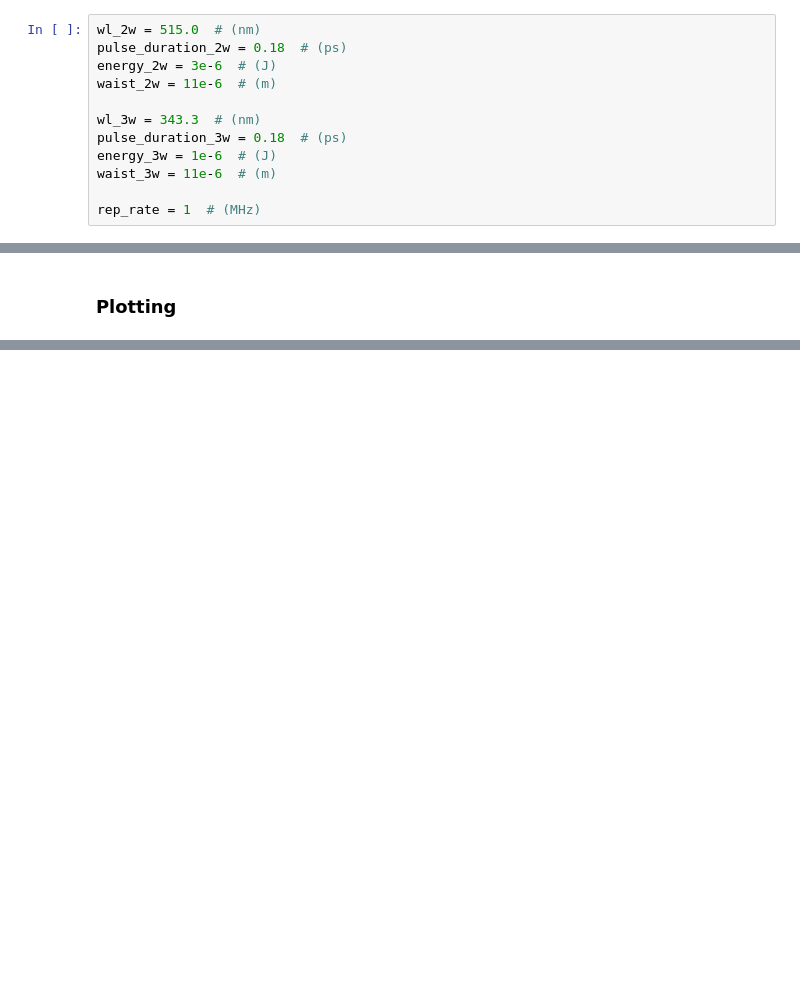
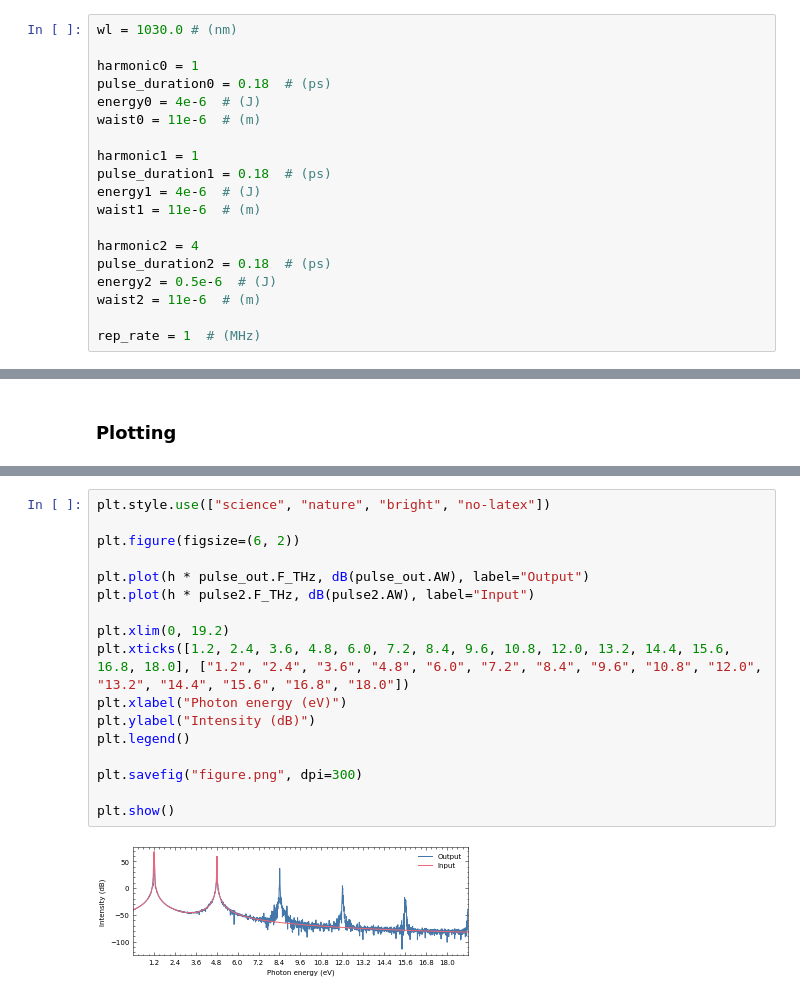
Before and after one commit to jeremythurston/1-MHz-HCHG, a Jupyter notebook: PyNLO_DFWM_Test.ipynb, the cells around one changed output, grey strips where cells are left out. Cells and saved outputs as stored; diff of their text form; blank space fills up the shorter version.

```diff
--- a/PyNLO_DFWM_Test.ipynb
+++ b/PyNLO_DFWM_Test.ipynb
@@ -6,15 +6,22 @@ import pynlo
 ### Parameters
 #### Beam parameters
 # %%
-wl_2w = 515.0  # (nm)
-pulse_duration_2w = 0.18  # (ps)
-energy_2w = 3e-6  # (J)
-waist_2w = 11e-6  # (m)
+wl = 1030.0 # (nm)
 
-wl_3w = 343.3  # (nm)
-pulse_duration_3w = 0.18  # (ps)
-energy_3w = 1e-6  # (J)
-waist_3w = 11e-6  # (m)
+harmonic0 = 1
+pulse_duration0 = 0.18  # (ps)
+energy0 = 4e-6  # (J)
+waist0 = 11e-6  # (m)
+
+harmonic1 = 1
+pulse_duration1 = 0.18  # (ps)
+energy1 = 4e-6  # (J)
+waist1 = 11e-6  # (m)
+
+harmonic2 = 4
+pulse_duration2 = 0.18  # (ps)
+energy2 = 0.5e-6  # (J)
+waist2 = 11e-6  # (m)
 
 rep_rate = 1  # (MHz)
 # %% [markdown]
@@ -196,0 +266,19 @@ plt.show()
+# %%
+plt.style.use(["science", "nature", "bright", "no-latex"])
+
+plt.figure(figsize=(6, 2))
+
+plt.plot(h * pulse_out.F_THz, dB(pulse_out.AW), label="Output")
+plt.plot(h * pulse2.F_THz, dB(pulse2.AW), label="Input")
+
+plt.xlim(0, 19.2)
+plt.xticks([1.2, 2.4, 3.6, 4.8, 6.0, 7.2, 8.4, 9.6, 10.8, 12.0, 13.2, 14.4, 15.6, 16.8, 18.0], ["1.2", "2.4", "3.6", "4.8", "6.0", "7.2", "8.4", "9.6", "10.8", "12.0", "13.2", "14.4", "15.6", "16.8", "18.0"])
+plt.xlabel("Photon energy (eV)")
+plt.ylabel("Intensity (dB)")
+plt.legend()
+
+plt.savefig("figure.png", dpi=300)
+
+plt.show()
+# %% [output]
+[figure, added]
```
Also changed, not shown: parts of 9 cells of this notebook, 23 other files.
